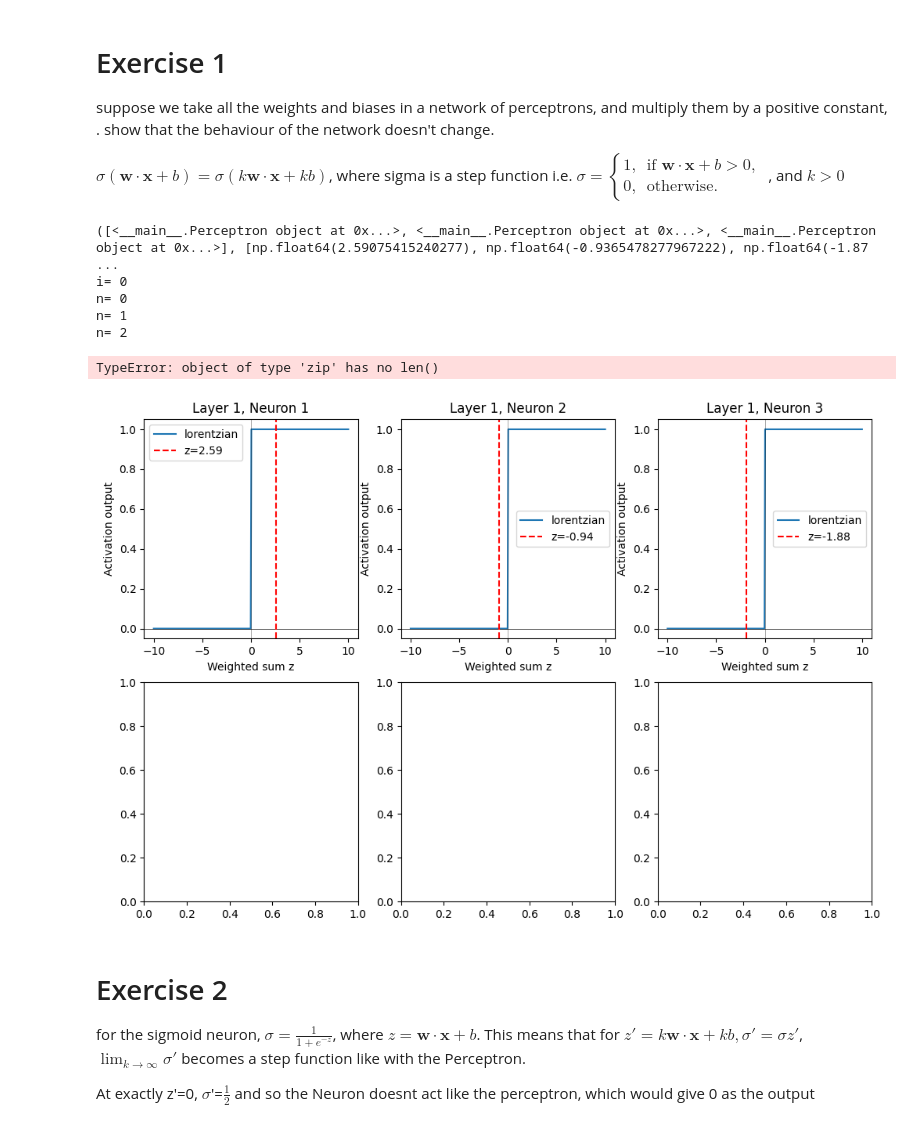
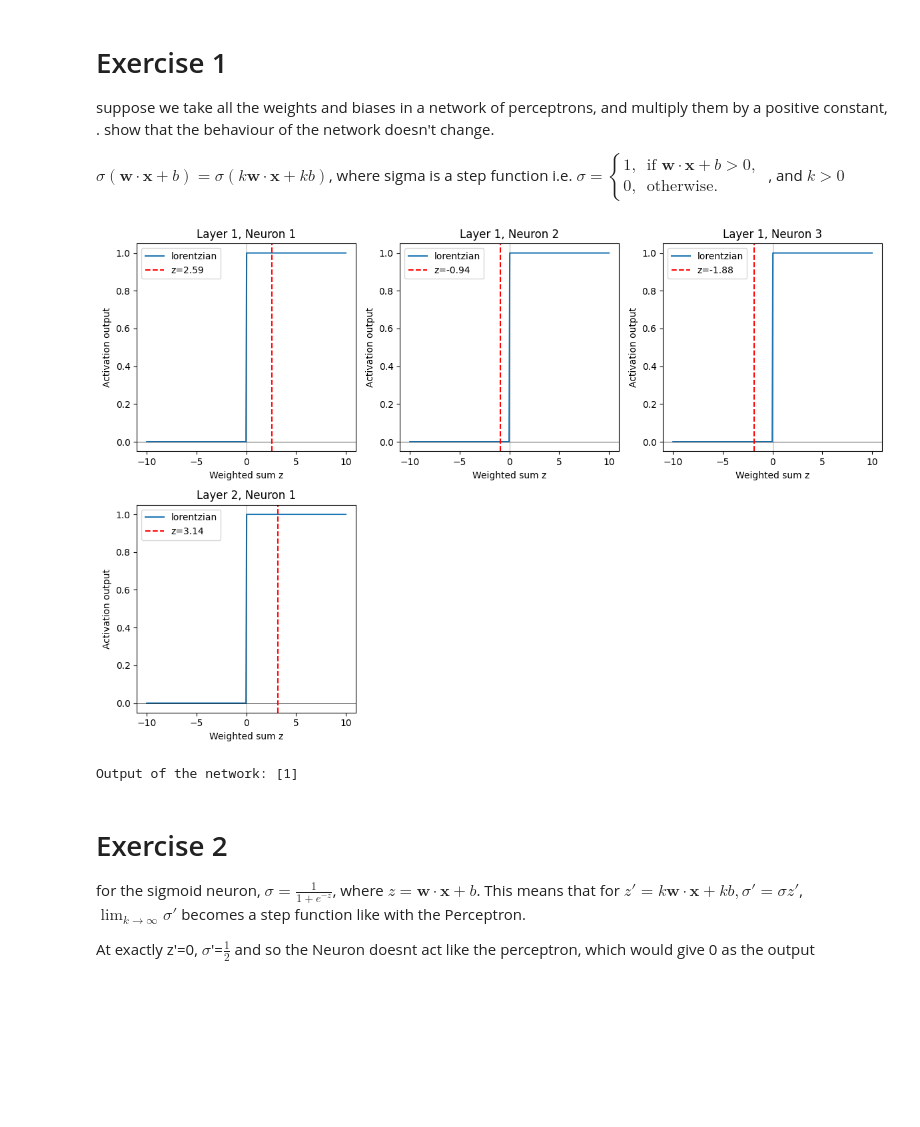
Before and after one commit to damianfrench/Computational-Neuroscience, a Jupyter notebook: Experimenting With Neurons.ipynb, the cells around one changed output. Saved outputs shown, nothing was run; the diff lists cells and outputs as text; code cells hidden in the pictures; blank space fills up the shorter version.

Commit message:
plotting activation functions of layers in net completed

```diff
--- a/Experimenting With Neurons.ipynb
+++ b/Experimenting With Neurons.ipynb
@@ -202,44 +202,36 @@ class PerceptronNet:
     def plotting_func(self,plot_data):
         max_neurons=max([len(layer[0]) for layer in plot_data])
         fig,axes=plt.subplots(len(plot_data),max_neurons,figsize=(12, 8))
         if len(plot_data) == 1:
             axes = [axes]
         if max_neurons == 1:
             axes = [[ax] for ax in axes]
 
         z_range = np.linspace(-10, 10, 300)
         for i,layer in enumerate(plot_data):
-            print(layer)
-            print('i=',i)
             for n, (neuron,z_value) in enumerate(zip(*layer)):
-                print('n=',n)
                 ax=axes[i][n]
                 y_range= neuron.activation_curve(z_range)
                 ax.plot(z_range, y_range, label=neuron.activation)
                 ax.axhline(0, color='black', linewidth=0.5)
                 ax.axvline(z_value, color='red', linestyle='--', label=f"z={z_value:.2f}")
                 ax.axvline(0, color='black', linewidth=0.5,alpha=0.5)
                 ax.set_title(f"Layer {i+1}, Neuron {n+1}")
                 ax.set_xlabel("Weighted sum z")
                 ax.set_ylabel("Activation output")
                 ax.legend()
-            for empty_col in range(len(layer), max_neurons):
+            for empty_col in range(len(layer[0]), max_neurons):
                 axes[i][empty_col].axis('off')
         plt.tight_layout()
         plt.show()
 
 net=PerceptronNet([2,3,1],seed=42,multiplier=4,plotting=True)
 activations=net.forward(np.array([0,0]))
 
 print("Output of the network:", activations)
 # %% [output]
+[figure, new version]
-([<__main__.Perceptron object at 0x...>, <__main__.Perceptron object at 0x...>, <__main__.Perceptron object at 0x...>], [np.float64(2.59075415240277), np.float64(-0.9365478277967222), np.float64(-1.87 ...
-i= 0
-n= 0
-n= 1
-n= 2
+Output of the network: [1]
-TypeError: object of type 'zip' has no len()
-[figure, old version]
 # %% [markdown]
 # Exercise 2
 
```
Also changed, not shown: parts of 1 cell of this notebook.
